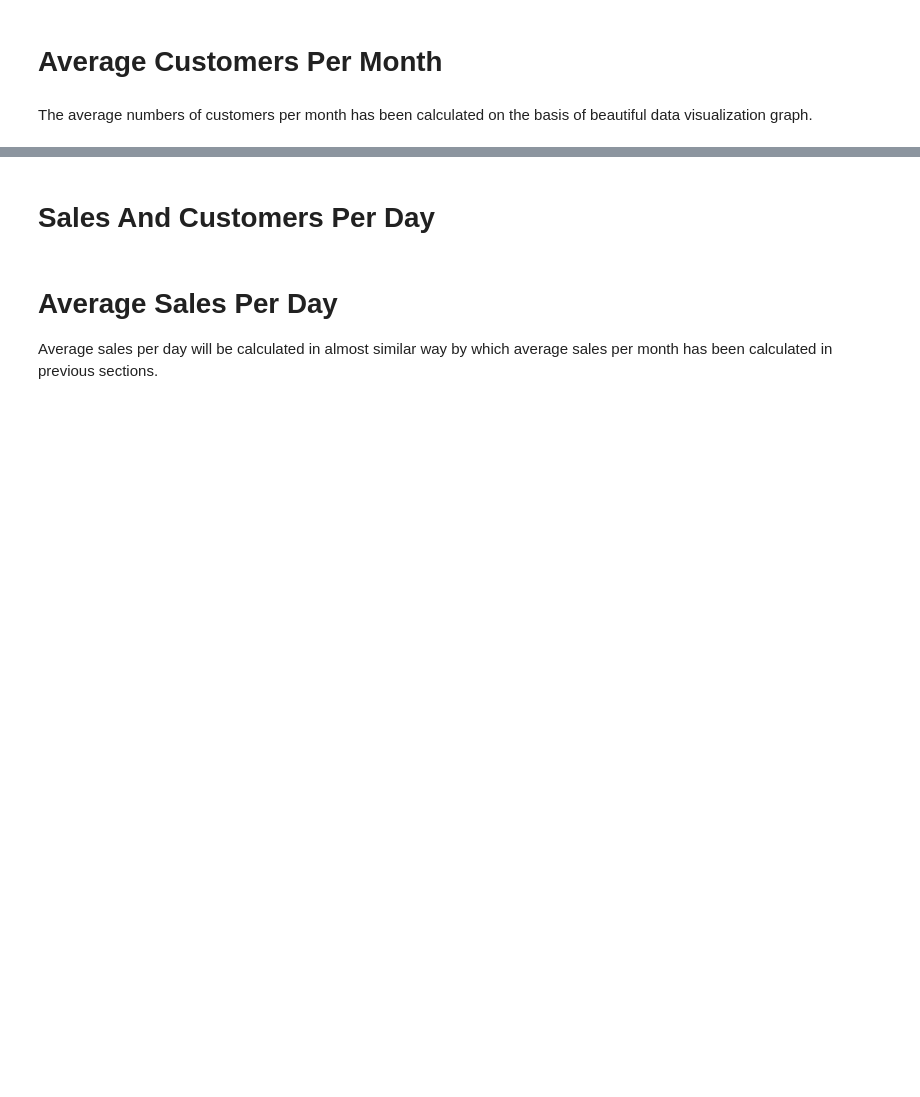
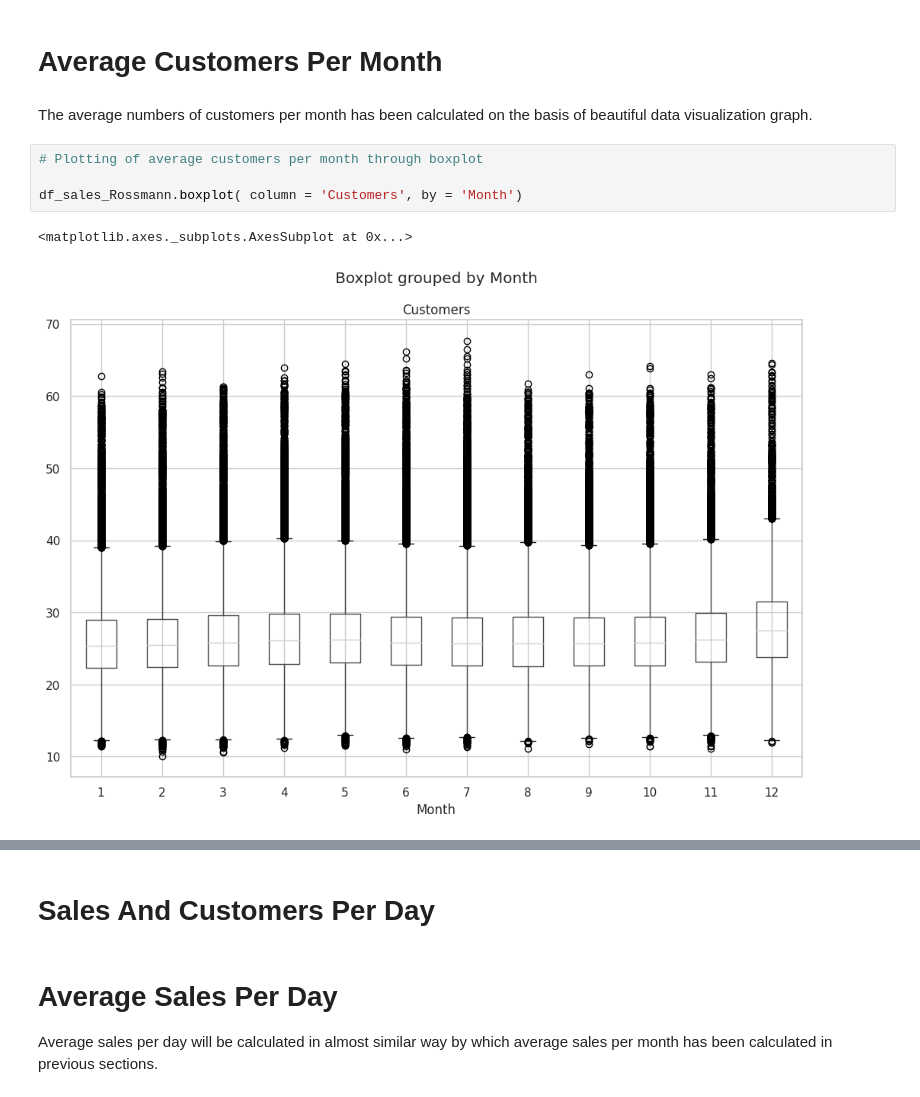
Before and after one commit to saptaksubhra/Regression-ML-Retail-Sales-Prediction-Rossmann, a Jupyter notebook: Rossmann_Sales_Prediction_Final_Notebook_Capstone_Project.ipynb, the cells around one changed output, grey strips where cells are left out. Cells and saved outputs as stored; diff of their text form; blank space fills up the shorter version.

```diff
--- a/Rossmann_Sales_Prediction_Final_Notebook_Capstone_Project.ipynb
+++ b/Rossmann_Sales_Prediction_Final_Notebook_Capstone_Project.ipynb
@@ -1066,6 +1082,13 @@ plt.show()
 # Average Customers Per Month
 # %% [markdown]
 The average numbers of customers per month has been calculated on the basis of beautiful data visualization graph.
+# %%
+# Plotting of average customers per month through boxplot
+
+df_sales_Rossmann.boxplot( column = 'Customers', by = 'Month')
+# %% [output]
+<matplotlib.axes._subplots.AxesSubplot at 0x...>
+[figure, added]
 # %%
 # Plotting average customers per month
 
```
Also changed, not shown: parts of 44 cells of this notebook.
